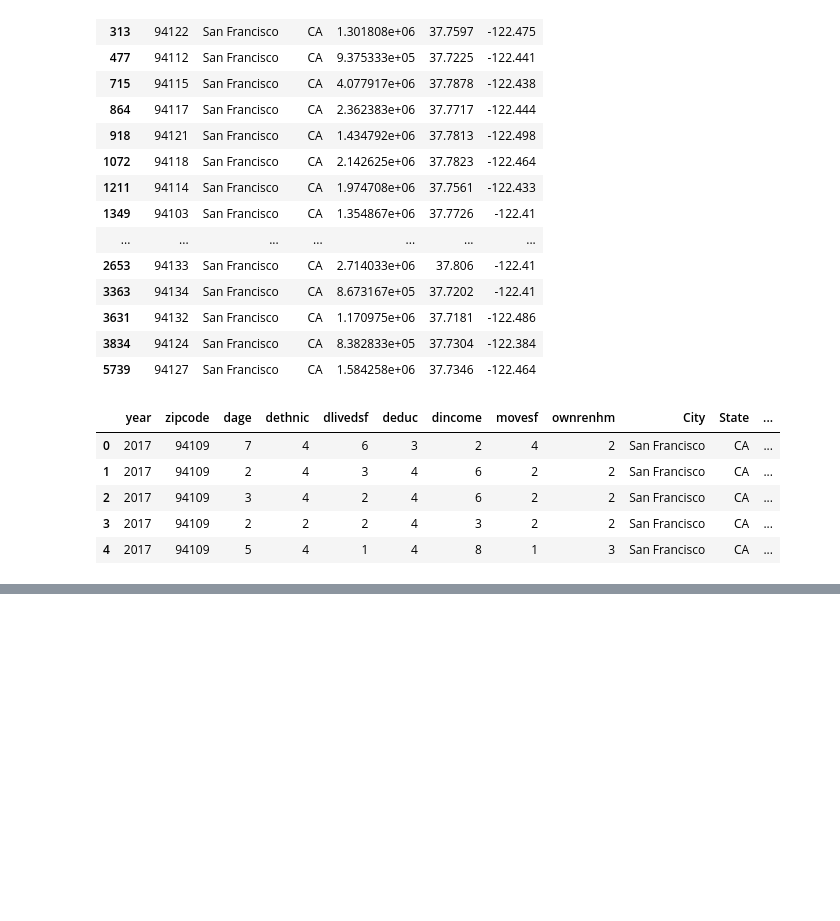
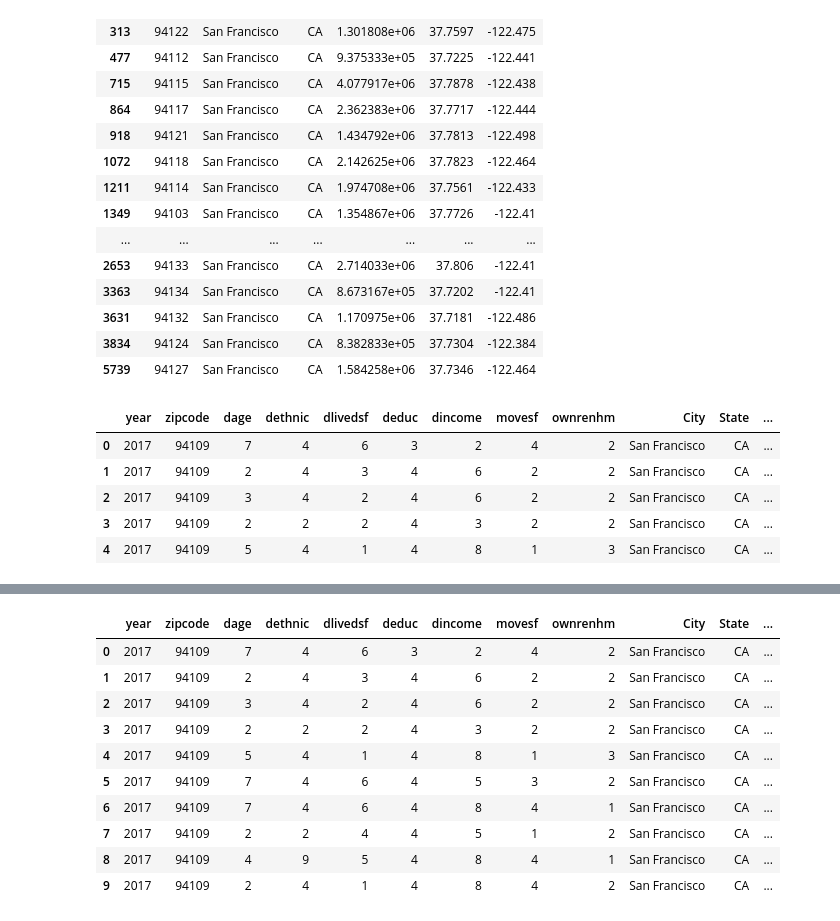
Before and after one commit to debbiechanca/Homework, a Jupyter notebook: HW8 - Group Project/Project1 Combined Data.ipynb, the cells around one changed output, grey strips where cells are left out. Cells and saved outputs as stored; diff of their text form; code cells hidden in the pictures; blank space fills up the shorter version.

```diff
--- a/HW8 - Group Project/Project1 Combined Data.ipynb
+++ b/HW8 - Group Project/Project1 Combined Data.ipynb
@@ -176,0 +203,6 @@ combined_pd.head()
+# %%
+ethnicity = {1: "African American/Black", 2: "Asian", 3: "Arab/Middle Eastern/North African", \
+              4: "Caucasian/White", 5: "Hispanic/Latino", 6: "Native American/Indian", \
+              7: "Pacific Islander", 8: "Other", 9: "Refused/No Answer", 10: "Mixed Ethnicity"}
+
+ethnicity
@@ -176,0 +257,20 @@ combined_pd.head()
+# %%
+combined_pd['income_level'] = combined_pd.dincome.map(income_level)
+combined_pd['age_group'] = combined_pd.dincome.map(age_group)
+combined_pd['ethnicity'] = combined_pd.dincome.map(ethnicity)
+combined_pd['years_in_sf'] = combined_pd.dincome.map(years_in_sf)
+combined_pd['education_level'] = combined_pd.dincome.map(education_level)
+combined_pd['own_rent'] = combined_pd.dincome.map(own_rent)
+combined_pd.head(10)
+# %% [output]
+|  | year | zipcode | dage | dethnic | dlivedsf | deduc | dincome | movesf | ownrenhm | City | State | ... |
+| 0 | 2017 | 94109 | 7 | 4 | 6 | 3 | 2 | 4 | 2 | San Francisco | CA | ... |
+| 1 | 2017 | 94109 | 2 | 4 | 3 | 4 | 6 | 2 | 2 | San Francisco | CA | ... |
+| 2 | 2017 | 94109 | 3 | 4 | 2 | 4 | 6 | 2 | 2 | San Francisco | CA | ... |
+| 3 | 2017 | 94109 | 2 | 2 | 2 | 4 | 3 | 2 | 2 | San Francisco | CA | ... |
+| 4 | 2017 | 94109 | 5 | 4 | 1 | 4 | 8 | 1 | 3 | San Francisco | CA | ... |
+| 5 | 2017 | 94109 | 7 | 4 | 6 | 4 | 5 | 3 | 2 | San Francisco | CA | ... |
+| 6 | 2017 | 94109 | 7 | 4 | 6 | 4 | 8 | 4 | 1 | San Francisco | CA | ... |
+| 7 | 2017 | 94109 | 2 | 2 | 4 | 4 | 5 | 1 | 2 | San Francisco | CA | ... |
+| 8 | 2017 | 94109 | 4 | 9 | 5 | 4 | 8 | 4 | 1 | San Francisco | CA | ... |
+| 9 | 2017 | 94109 | 2 | 4 | 1 | 4 | 8 | 4 | 2 | San Francisco | CA | ... |
```
Also changed, not shown: parts of 12 cells of this notebook, 26 other files.
